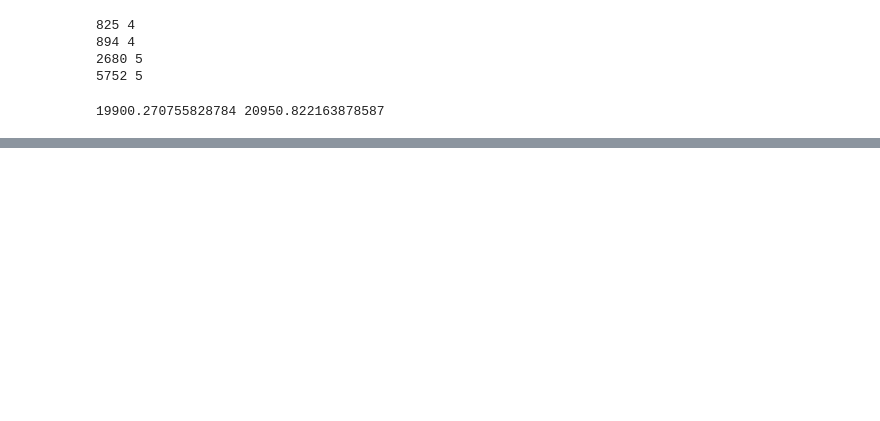
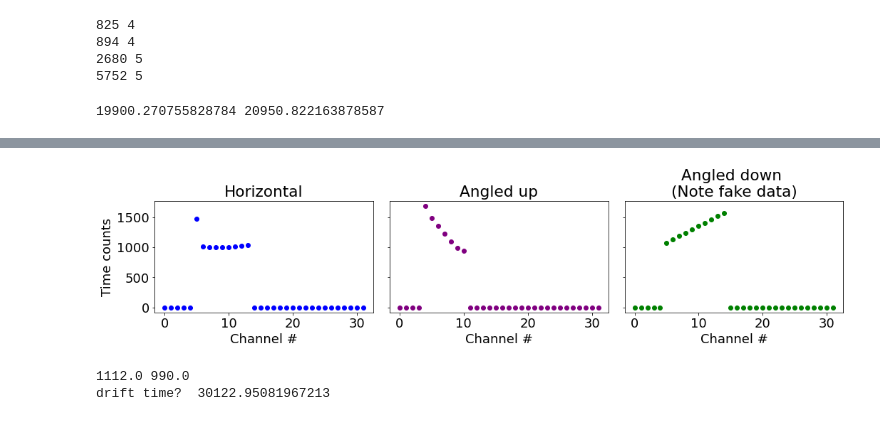
Before and after one commit to callum-mccracken/GRIDS_2022, a Jupyter notebook: TACTIC/PathReconstruction.ipynb, the cells around one changed output, grey strips where cells are left out. Drawn from its saved outputs; the diff is of its cells as text; code cells hidden in the pictures; blank space fills up the shorter version.

```diff
--- a/TACTIC/PathReconstruction.ipynb
+++ b/TACTIC/PathReconstruction.ipynb
@@ -276 +284,51 @@ DriftData[0]
 array([12454.90593811, 11993.85438212, 11864.1138891 ])
+# %%
+
+matplotlib.rcParams.update({'font.size': 18})
+
+fig, ax = plt.subplots(1, 3, figsize=(15, 4), sharey=True)
+
+event1 = events_1500[4]
+sc = ax[0].scatter(event1.channels, event1.times, c='b')
+ax[0].set_title("Horizontal")
+
+event2 = events_1500[0]
+sc = ax[1].scatter(event2.channels, event2.times, c='purple')
+ax[1].set_title("Angled up")
+
+# event3 = events_1500[309]
+fakeTimes = np.zeros(len(event3.channels))
+
+for i in range(5, 15):
+    fakeTimes[i] = 800 + 55*i
+
+sc = ax[2].scatter(event3.channels, fakeTimes, c='g', label="Note fake data")
+# ax[2].legend()
+ax[2].set_title("Angled down \n(Note fake data)")
+
+# 356
+
+ax[0].set_ylabel("Time counts")
+#all the tracks seem to get the min hit time at ~1000
+ax[0].set_xlabel("Channel #")
+ax[1].set_xlabel("Channel #")
+ax[2].set_xlabel("Channel #")
+
+# plt.legend()
+# plt.legend(fontsize=30)
+# plt.ylim(800, 2000)
+# plt.xlim(4, 15)\
+# matplotlib.rcParams.update({'font.size': 22})
+plt.tight_layout()
+plt.show()
+
+# drifttime sketch
+print(np.max(removeZerosTimes), np.min(removeZerosTimes))
+dt  = (np.max(removeZerosTimes) - np.min(removeZerosTimes)) * dt_data
+dy = dist_to_GEM #m
+
+print("drift time? ", dy/dt)
+# %% [output]
+[figure, added]
+1112.0 990.0
+drift time?  30122.95081967213
```
Also changed, not shown: parts of 6 cells of this notebook.
